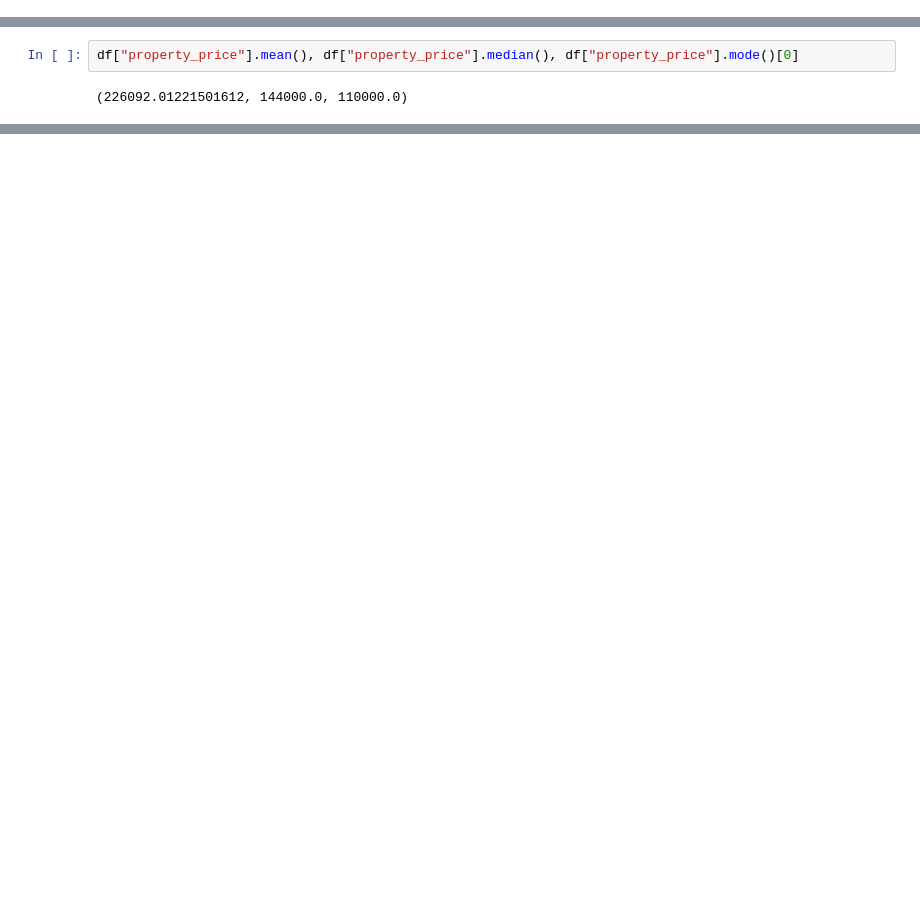
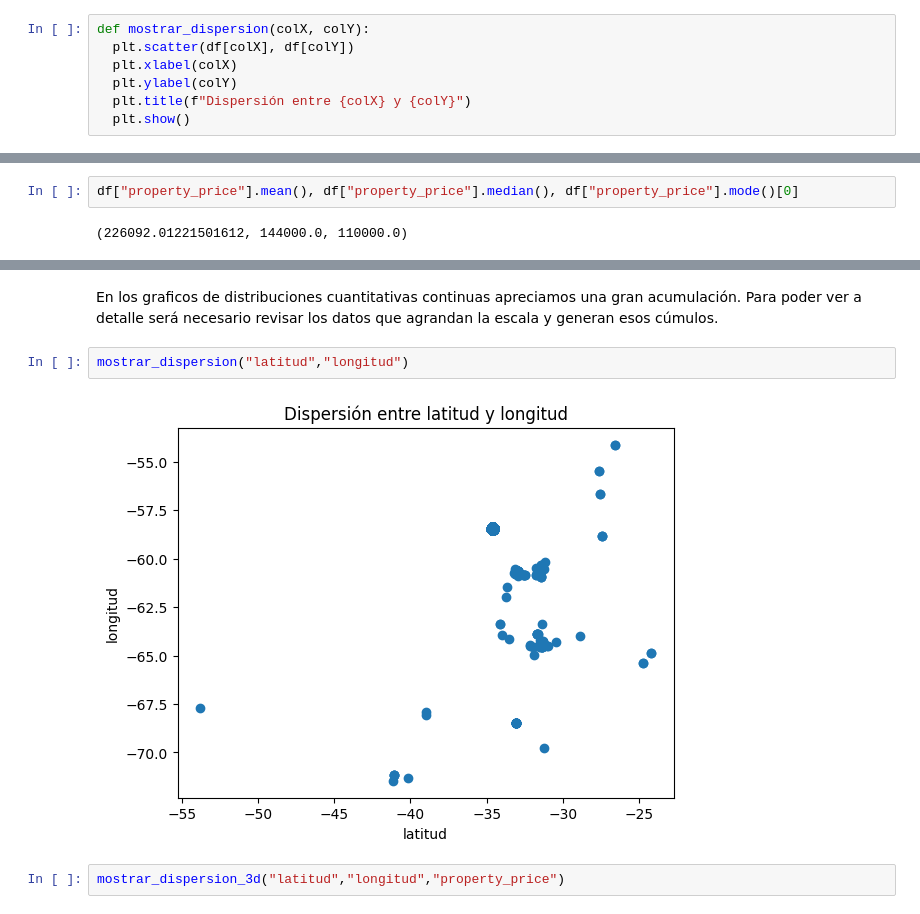
Before and after one commit to Taielmolina01/7506R-1C2024-GRUPO01, a Jupyter notebook: TP1/7506R_TP1_GRUPO01_ENTREGA.ipynb, the cells around one changed output, grey strips where cells are left out. Saved outputs shown, nothing was run; the diff lists cells and outputs as text; blank space fills up the shorter version.

```diff
--- a/TP1/7506R_TP1_GRUPO01_ENTREGA.ipynb
+++ b/TP1/7506R_TP1_GRUPO01_ENTREGA.ipynb
@@ -13,0 +169,7 @@ BLUE = "#2874A6"
+# %%
+def mostrar_dispersion(colX, colY):
+  plt.scatter(df[colX], df[colY])
+  plt.xlabel(colX)
+  plt.ylabel(colY)
+  plt.title(f"Dispersión entre {colX} y {colY}")
+  plt.show()
@@ -534,0 +571,8 @@ df.shape
+# %% [markdown]
+En los graficos de distribuciones cuantitativas continuas apreciamos una gran acumulación. Para poder ver a detalle será necesario revisar los datos que agrandan la escala y generan esos cúmulos.
+# %%
+mostrar_dispersion("latitud","longitud")
+# %% [output]
+[figure, added]
+# %%
+mostrar_dispersion_3d("latitud","longitud","property_price")
```
Also changed, not shown: parts of 253 cells of this notebook.
